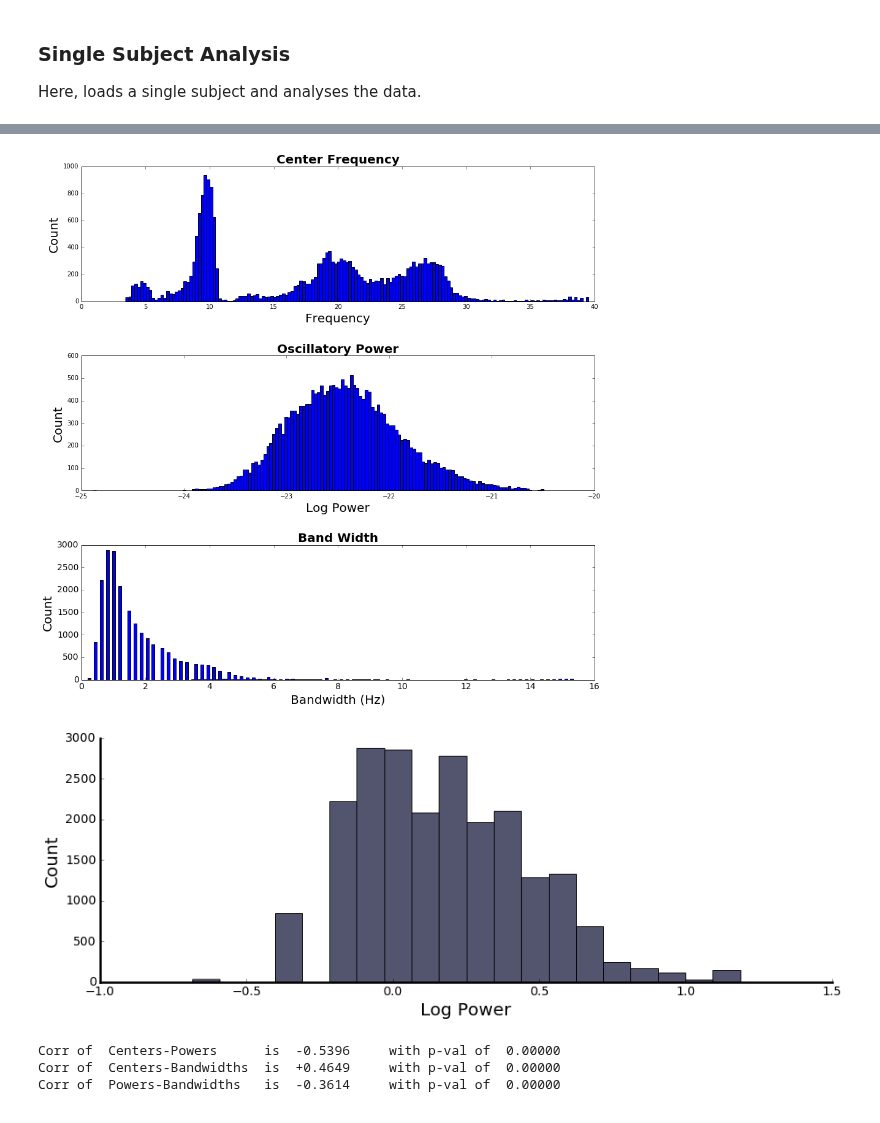
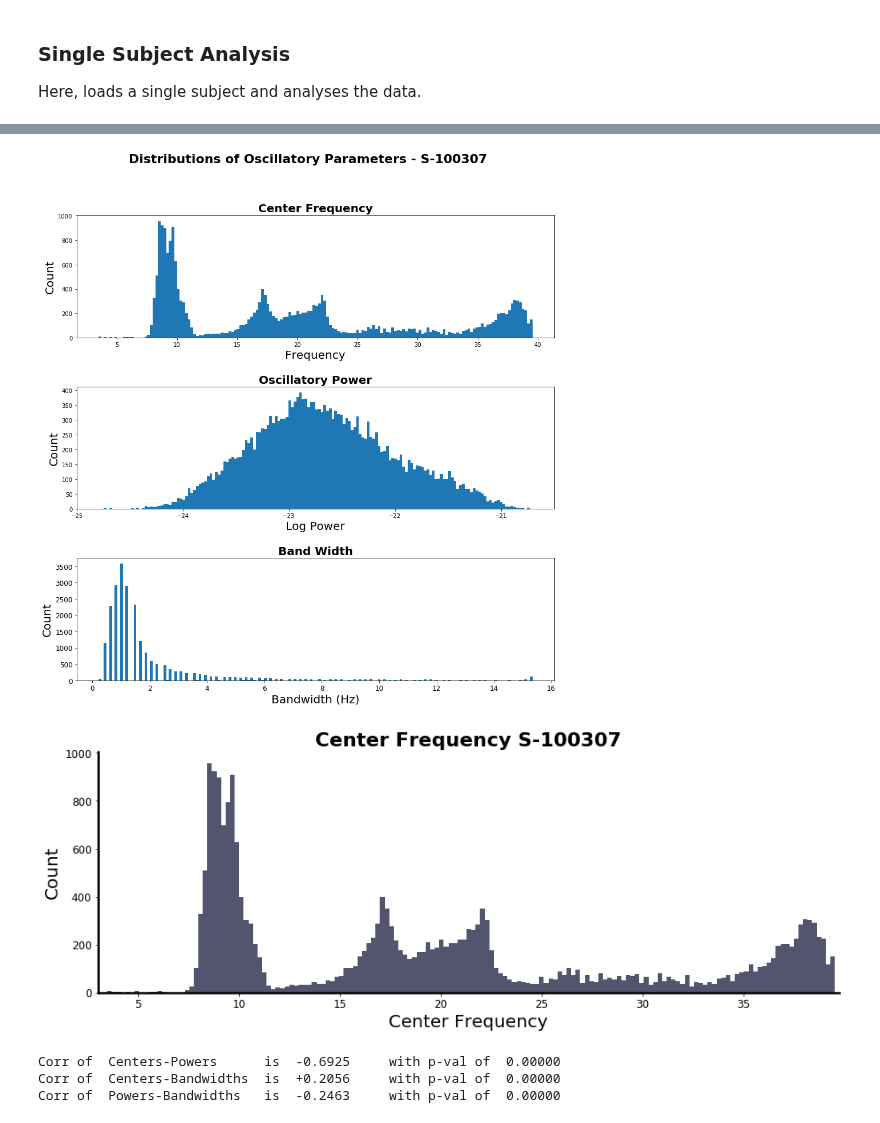
Before and after one commit to voytekresearch/omapping, a Jupyter notebook: notebooks/meg_single.ipynb, the cells around one changed output, grey strips where cells are left out. Drawn from its saved outputs; the diff is of its cells as text; code cells hidden in the pictures.

```diff
--- a/notebooks/meg_single.ipynb
+++ b/notebooks/meg_single.ipynb
@@ -26,6 +25,6 @@ from om.core.osc import Osc
 db = OMDB()
 # %%
 # Check what data is available
-dat_source = 'OMEGA'
+dat_source = 'HCP'
 sub_nums, source = db.check_dat_files('foof', dat_source)
 # %% [output]
@@ -53,12 +49,11 @@ Res_Group_85_vertex_osc_2016-11-02.p
 ## Import an individual subject of FOOF PSD results
 
 # Set subject number to load
-#subj = sub_nums[0]
-subj = 559176
+subj = sub_nums[0]
 
 # Set up oscillation band definition
 osc = Osc(default=True)
 
 # Initialize data object and load data
-meg_subj = MegData(db, dat_source, osc)
+meg_subj = MegSubj(db, dat_source, osc)
 meg_subj.import_foof(subj, get_demo=True)
@@ -92,20 +84,20 @@ Number of oscillations: 21803
 # Plot the distributions of centers, powers and bandwidths, across all oscillations
 plot_all_oscs(meg_subj.centers_all, meg_subj.powers_all, meg_subj.bws_all, meg_subj.comment)
 # %% [output]
-[figure, old version]
+[figure, new version]
 # %%
 # Plot a single oscillation parameter at a time
-plot_all_oscs_single(meg_subj.bws_all, 1, meg_subj.comment, n_bins=20)
+plot_all_oscs_single(meg_subj.centers_all, 0, meg_subj.comment)
 # %% [output]
-[figure, old version]
+[figure, new version]
 # %%
 # Calculate correlations between oscillatory parameters
 rs_mat, ps_mat, labels = meg_subj.calc_osc_param_corrs()
 print_corrs_mat(rs_mat, ps_mat, labels)
 # %% [output]
-Corr of  Centers-Powers      is  -0.5396     with p-val of  0.00000
-Corr of  Centers-Bandwidths  is  +0.4649     with p-val of  0.00000
-Corr of  Powers-Bandwidths   is  -0.3614     with p-val of  0.00000
+Corr of  Centers-Powers      is  -0.6925     with p-val of  0.00000
+Corr of  Centers-Bandwidths  is  +0.2056     with p-val of  0.00000
+Corr of  Powers-Bandwidths   is  -0.2463     with p-val of  0.00000
 # %%
 # Plot the comparisons between oscillatory parameters
 plot_osc_param_comparison(meg_subj.centers_all, meg_subj.powers_all, meg_subj.bws_all, meg_subj.comment)
```
Also changed, not shown: parts of 9 cells of this notebook.
